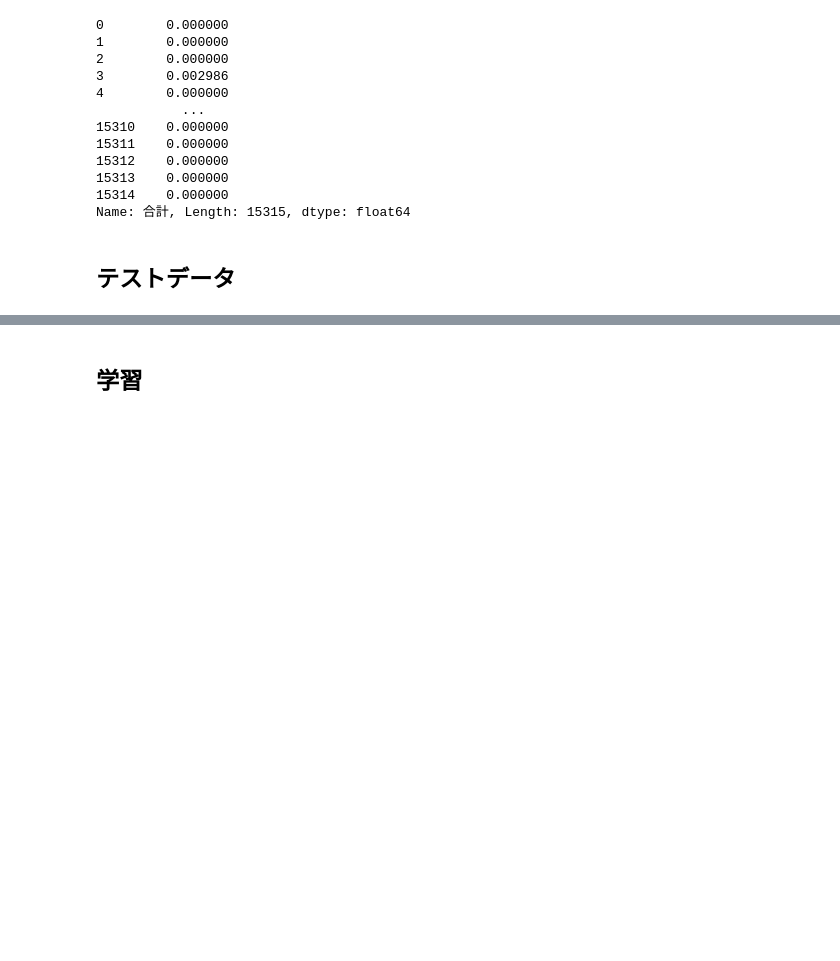
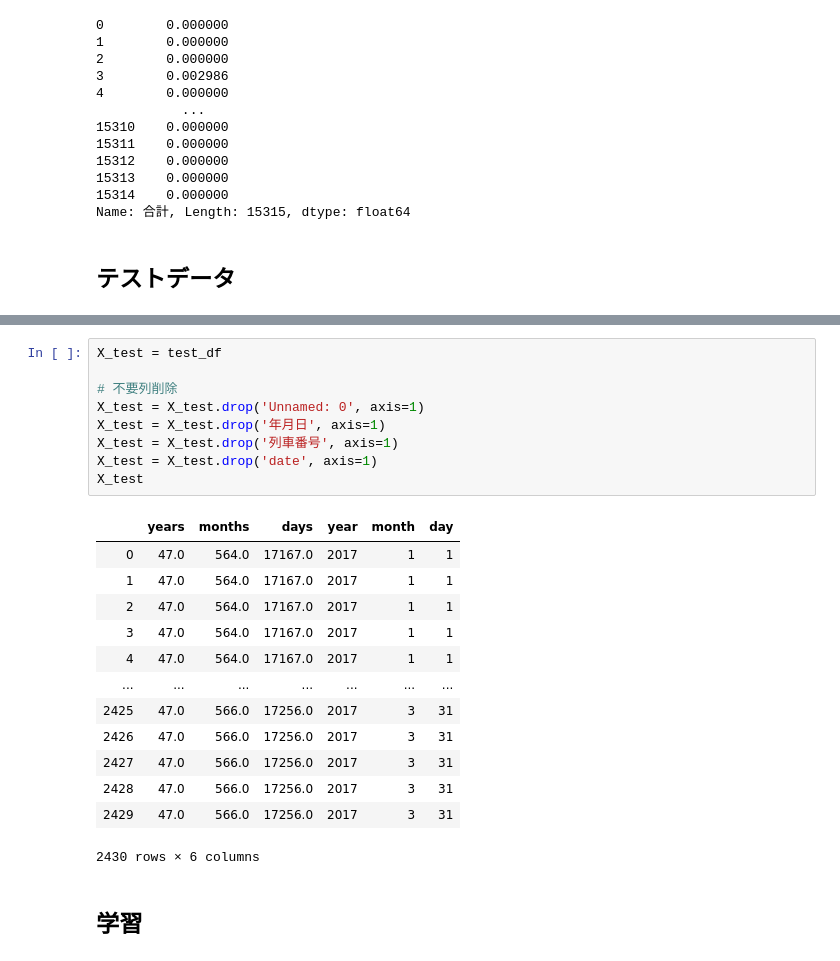
Before and after one commit to ToshikiMuromachi/train, a Jupyter notebook: trainOpe.ipynb, the cells around one changed output, grey strips where cells are left out. Saved outputs shown, nothing was run; the diff lists cells and outputs as text; blank space fills up the shorter version.

```diff
--- a/trainOpe.ipynb
+++ b/trainOpe.ipynb
@@ -265,3 +292,26 @@ Name: 合計, Length: 15315, dtype: float64
+# %%
+X_test = test_df
+
+# 不要列削除
+X_test = X_test.drop('Unnamed: 0', axis=1)
+X_test = X_test.drop('年月日', axis=1)
+X_test = X_test.drop('列車番号', axis=1)
+X_test = X_test.drop('date', axis=1)
+X_test
+# %% [output]
+|  | years | months | days | year | month | day |
+| 0 | 47.0 | 564.0 | 17167.0 | 2017 | 1 | 1 |
+| 1 | 47.0 | 564.0 | 17167.0 | 2017 | 1 | 1 |
+| 2 | 47.0 | 564.0 | 17167.0 | 2017 | 1 | 1 |
+| 3 | 47.0 | 564.0 | 17167.0 | 2017 | 1 | 1 |
+| 4 | 47.0 | 564.0 | 17167.0 | 2017 | 1 | 1 |
+| ... | ... | ... | ... | ... | ... | ... |
+| 2425 | 47.0 | 566.0 | 17256.0 | 2017 | 3 | 31 |
+| 2426 | 47.0 | 566.0 | 17256.0 | 2017 | 3 | 31 |
+| 2427 | 47.0 | 566.0 | 17256.0 | 2017 | 3 | 31 |
+| 2428 | 47.0 | 566.0 | 17256.0 | 2017 | 3 | 31 |
+| 2429 | 47.0 | 566.0 | 17256.0 | 2017 | 3 | 31 |
+2430 rows × 6 columns
 # %% [markdown]
 ## 学習
 # %%
```
Also changed, not shown: parts of 9 cells of this notebook.
